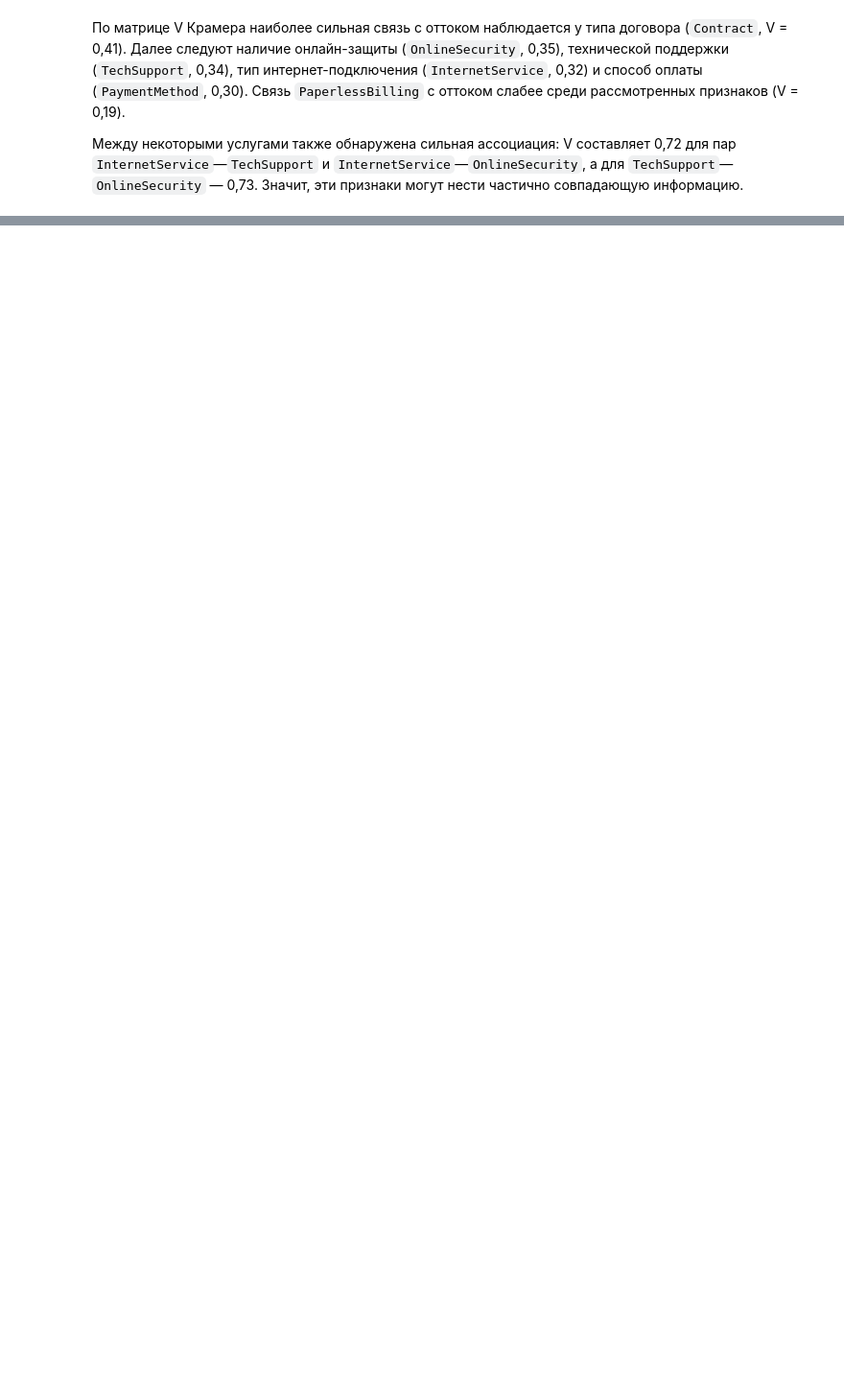
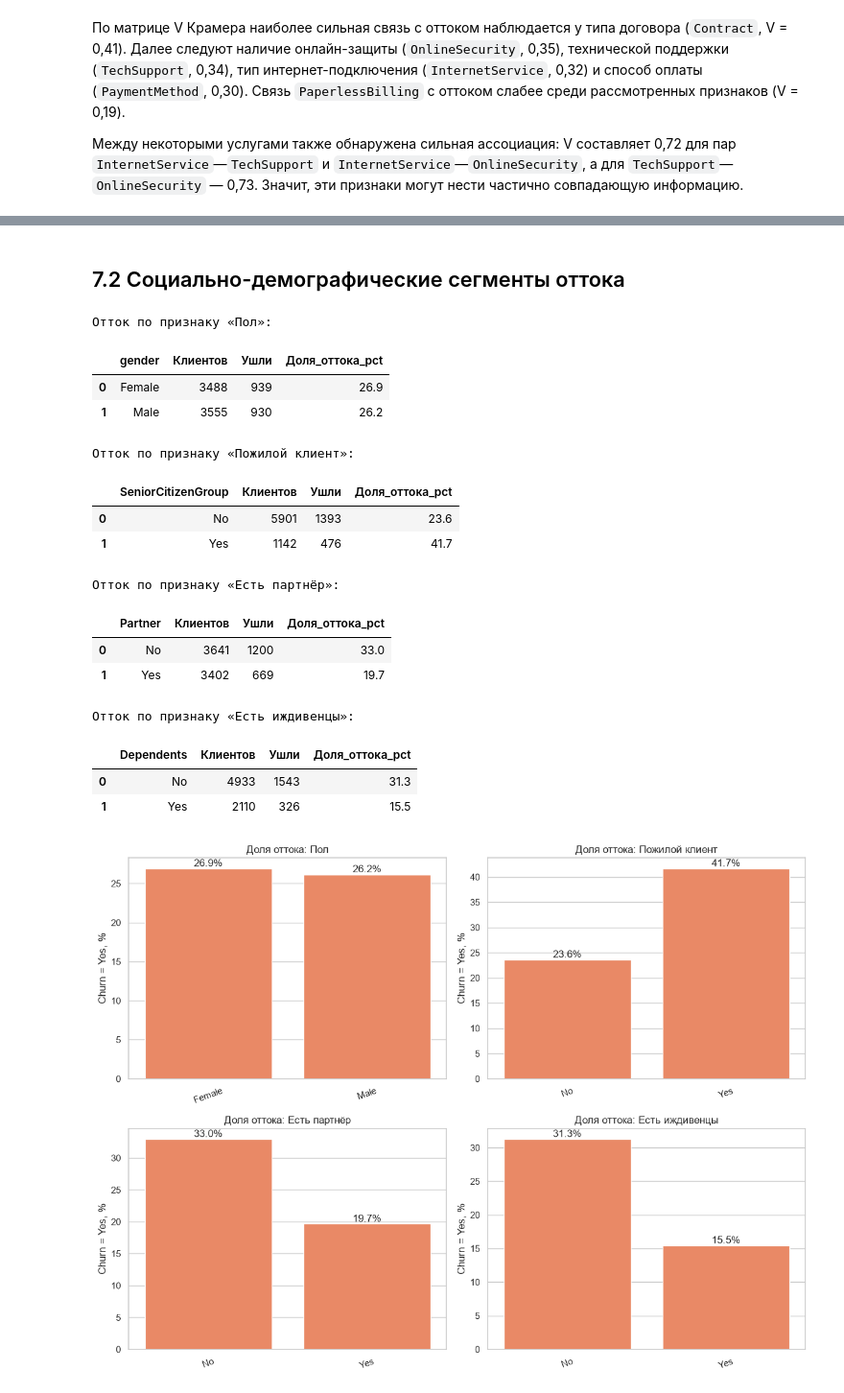
Before and after one commit to EntroKita/case_customer_churn, a Jupyter notebook: pipeline_customer_churn.ipynb, the cells around one changed output, grey strips where cells are left out. Shown at 96% size. Saved outputs shown, nothing was run; the diff lists cells and outputs as text; code cells hidden in the pictures; blank space fills up the shorter version.

```diff
--- a/pipeline_customer_churn.ipynb
+++ b/pipeline_customer_churn.ipynb
@@ -209,0 +192,4 @@ df['TotalCharges'] = df['TotalCharges'].fillna(0)
+# %%
+df = df_before_substitute.copy()
+
+df['TotalCharges'] = df['TotalCharges'].replace(' ', 0).astype('float')
@@ -619,0 +684,58 @@ df['gender'] = df['gender'].map({'Female': 0, 'Male': 1})
+# %% [markdown]
+## 7.2 Социально-демографические сегменты оттока
+# %%
+df_eda['SeniorCitizenGroup'] = df_eda['SeniorCitizen'].map({0: 'No', 1: 'Yes'})
+demo_features = ['gender', 'SeniorCitizenGroup', 'Partner', 'Dependents']
+demo_labels = {
+    'gender': 'Пол',
+    'SeniorCitizenGroup': 'Пожилой клиент',
+    'Partner': 'Есть партнёр',
+    'Dependents': 'Есть иждивенцы'
+}
+
+demo_summaries = {}
+for col in demo_features:
+    summary = (
+        df_eda.groupby(col, dropna=False, observed=False)
+        .agg(
+            Клиентов=('ChurnFlag', 'size'),
+            Ушли=('ChurnFlag', 'sum'),
+            Доля_оттока=('ChurnFlag', 'mean')
+        )
+        .reset_index()
+    )
+    summary['Доля_оттока_pct'] = summary['Доля_оттока'] * 100
+    demo_summaries[col] = summary
+    print(f"\nОтток по признаку «{demo_labels[col]}»:")
+    display(summary.drop(columns='Доля_оттока').round(1))
+
+fig, axes = plt.subplots(2, 2, figsize=(12, 9))
+for ax, col in zip(axes.flat, demo_features):
+    summary = demo_summaries[col]
+    sns.barplot(data=summary, x=col, y='Доля_оттока_pct', ax=ax, color='coral')
+    ax.set(title=f"Доля оттока: {demo_labels[col]}", xlabel='', ylabel='Churn = Yes, %')
+    ax.tick_params(axis='x', rotation=20)
+    for bar in ax.patches:
+        ax.annotate(f'{bar.get_height():.1f}%',
+                    (bar.get_x() + bar.get_width()/2, bar.get_height()),
+                    ha='center', va='bottom')
+plt.tight_layout()
+plt.show()
+# %% [output]
+Отток по признаку «Пол»:
+|  | gender | Клиентов | Ушли | Доля_оттока_pct |
+| 0 | Female | 3488 | 939 | 26.9 |
+| 1 | Male | 3555 | 930 | 26.2 |
+Отток по признаку «Пожилой клиент»:
+|  | SeniorCitizenGroup | Клиентов | Ушли | Доля_оттока_pct |
+| 0 | No | 5901 | 1393 | 23.6 |
+| 1 | Yes | 1142 | 476 | 41.7 |
+Отток по признаку «Есть партнёр»:
+|  | Partner | Клиентов | Ушли | Доля_оттока_pct |
+| 0 | No | 3641 | 1200 | 33.0 |
+| 1 | Yes | 3402 | 669 | 19.7 |
+Отток по признаку «Есть иждивенцы»:
+|  | Dependents | Клиентов | Ушли | Доля_оттока_pct |
+| 0 | No | 4933 | 1543 | 31.3 |
+| 1 | Yes | 2110 | 326 | 15.5 |
+[figure, added]
```
Also changed, not shown: parts of 39 cells of this notebook.
